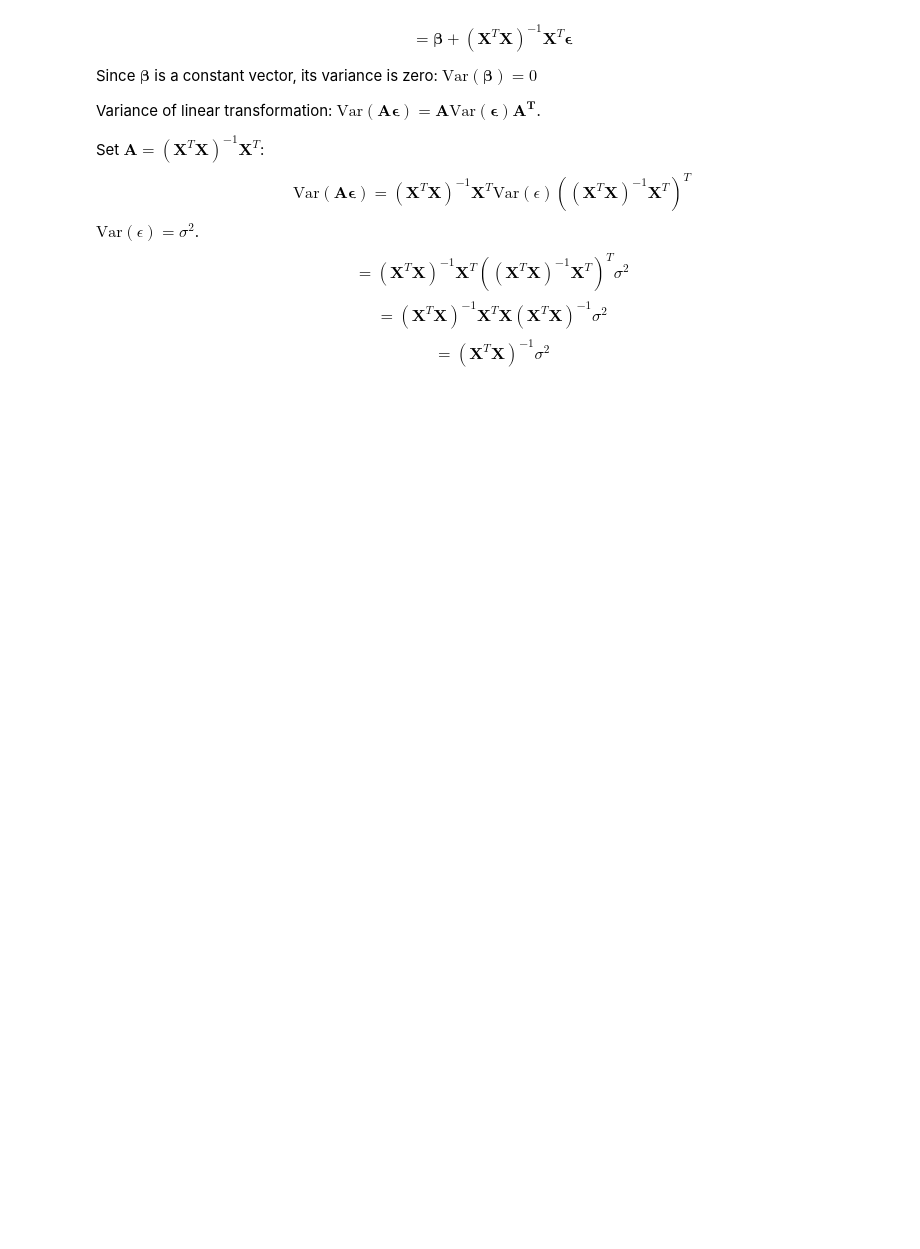
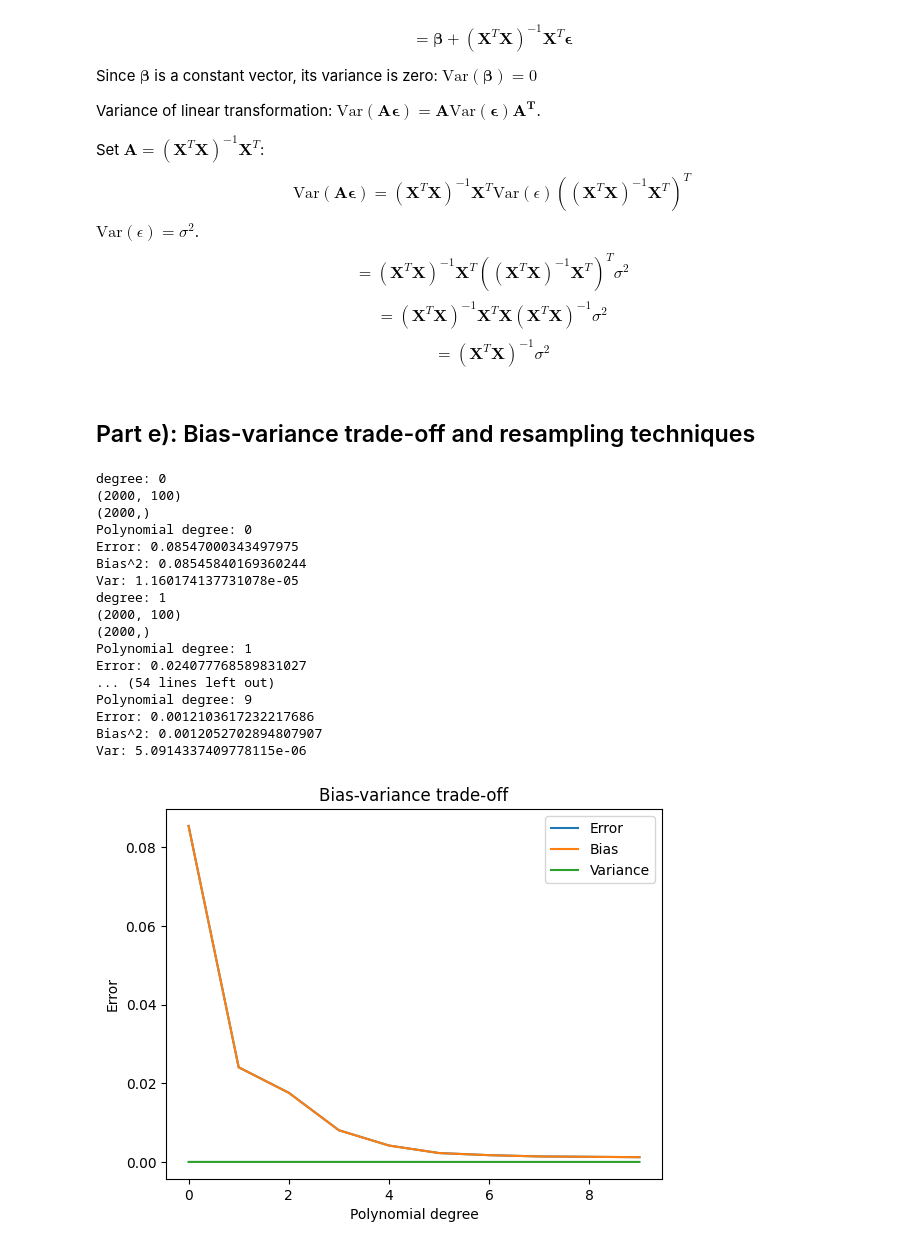
Before and after one commit to hishemok/FYS-STK4155, a Jupyter notebook: Project1/Project1.ipynb, the cells around one changed output. Saved outputs shown, nothing was run; the diff lists cells and outputs as text; code cells hidden in the pictures; blank space fills up the shorter version.

```diff
--- a/Project1/Project1.ipynb
+++ b/Project1/Project1.ipynb
@@ -470,3 +445,79 @@ $\text{Var}(\epsilon) = \sigma^2$.
 $$= (\mathbf{X}^T \mathbf{X})^{-1}\mathbf{X}^T  ((\mathbf{X}^T \mathbf{X})^{-1}\mathbf{X}^T)^T \sigma^2$$
 $$=  (\mathbf{X}^T \mathbf{X})^{-1}\mathbf{X}^T \mathbf{X}(\mathbf{X}^T\mathbf{X})^{-1}   \sigma^2$$
 $$ = (\mathbf{X}^T\mathbf{X})^{-1}\sigma^2$$
+# %% [markdown]
+<h2>Part e): Bias-variance trade-off and resampling techniques</h2>
+# %%
+import numpy as np
+from sklearn.linear_model import LinearRegression
+from sklearn.preprocessing import PolynomialFeatures
+from sklearn.model_selection import train_test_split
+from sklearn.pipeline import make_pipeline
+from sklearn.utils import resample
+import matplotlib.pyplot as plt
+
+# Number of bootstrap samples and max polynomial degree
+n_boostraps = 100
+maxdegree = 10
+
+error = np.zeros(maxdegree)
+bias = np.zeros(maxdegree)
+variance = np.zeros(maxdegree)
+polydegree = np.zeros(maxdegree)
+
+
+
+for degree in range(maxdegree):
+    print('degree:', degree)
+    X_design = create_design_matrix(x_flat, y_flat, degree)
+    X_train, X_test, z_train, z_test = train_test_split(X_design, z_flat, test_size=0.2, random_state=42)
+    z_pred = np.empty((z_test.shape[0], n_boostraps))
+
+    # Perform bootstrap resampling
+    for i in range(n_boostraps):
+        X_, z_ = resample(X_train, z_train)
+        beta = np.linalg.inv(X_.T @ X_ + 1e-4 * np.eye(X_.shape[1])) @ X_.T @ z_
+        z_pred[:, i] = (X_test @ beta)
+
+
+    # Calculate error, bias, and variance
+    print(z_pred.shape)
+    print(z_test.shape)
+    polydegree[degree] = degree
+    error[degree] = np.mean( np.mean((z_test.reshape(z_test.shape[0],1) - z_pred)**2, axis=1, keepdims=True) )
+    bias[degree] = np.mean( (z_test.reshape(z_test.shape[0],1) - np.mean(z_pred, axis=1, keepdims=True))**2 )
+    variance[degree] = np.mean( np.var(z_pred, axis=1, keepdims=True) )
+
+    print(f'Polynomial degree: {degree}')
+    print(f'Error: {error[degree]}')
+    print(f'Bias^2: {bias[degree]}')
+    print(f'Var: {variance[degree]}')
+
+# Plot the results
+plt.plot(polydegree, error, label='Error')
+plt.plot(polydegree, bias, label='Bias')
+plt.plot(polydegree, variance, label='Variance')
+plt.legend()
+plt.xlabel('Polynomial degree')
+plt.ylabel('Error')
+plt.title('Bias-variance trade-off')
+plt.show()
+# %% [output]
+degree: 0
+(2000, 100)
+(2000,)
+Polynomial degree: 0
+Error: 0.08547000343497975
+Bias^2: 0.08545840169360244
+Var: 1.160174137731078e-05
+degree: 1
+(2000, 100)
+(2000,)
+Polynomial degree: 1
+Error: 0.024077768589831027
+... (54 lines left out)
+Polynomial degree: 9
+Error: 0.0012103617232217686
+Bias^2: 0.0012052702894807907
+Var: 5.0914337409778115e-06
+[figure, added]
```
Also changed, not shown: parts of 8 cells of this notebook.
